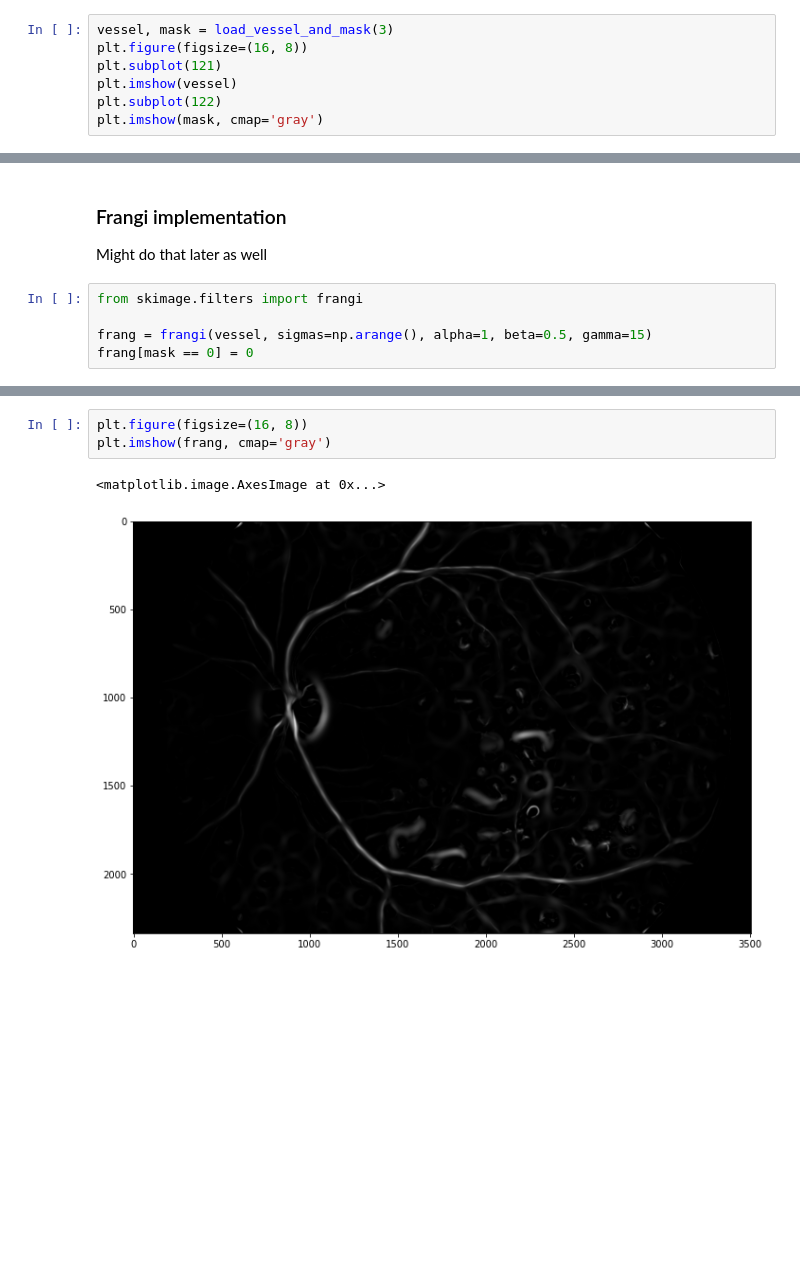
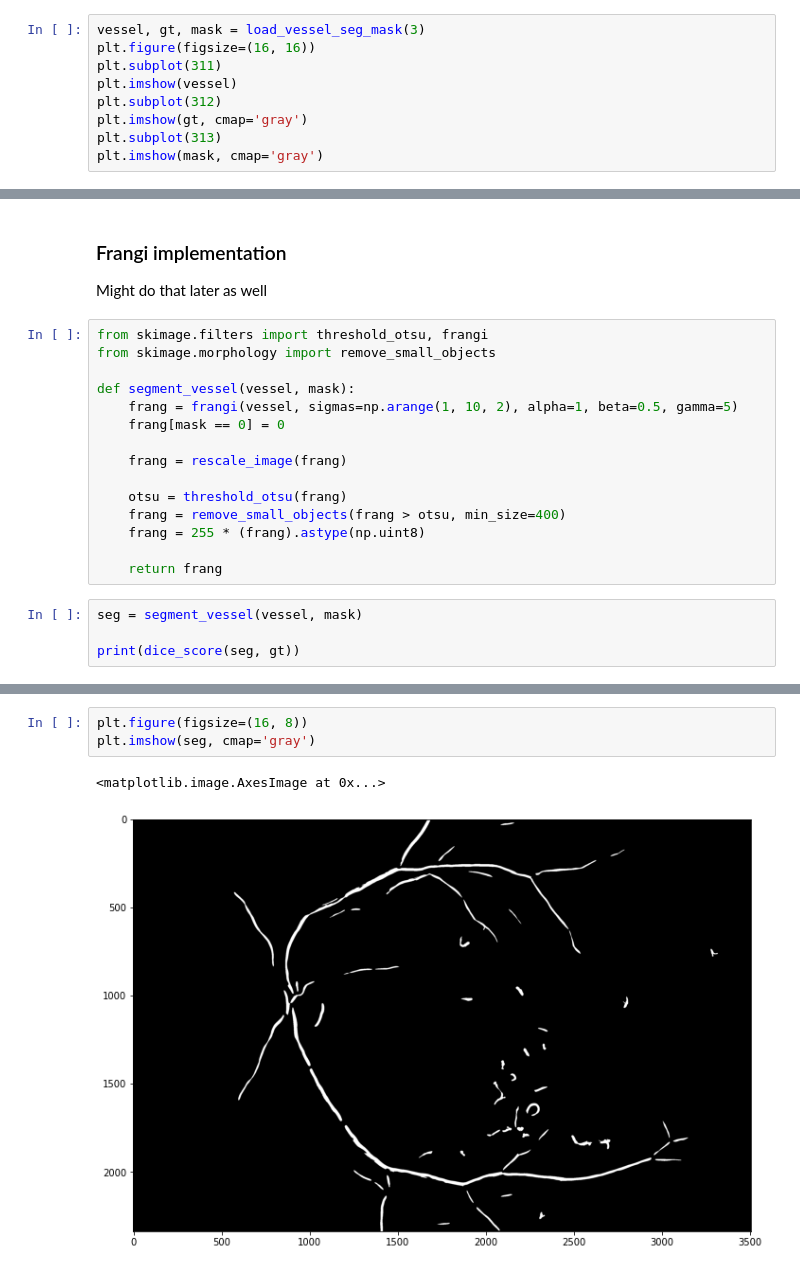
Before and after one commit to mattrouss/medical_icp, a Jupyter notebook: icp.ipynb, the cells around one changed output, grey strips where cells are left out. Drawn from its saved outputs; the diff is of its cells as text; blank space fills up the shorter version.

```diff
--- a/icp.ipynb
+++ b/icp.ipynb
@@ -94,9 +205,11 @@ def load_vessel_and_mask(vessel_number):
 # %%
-vessel, mask = load_vessel_and_mask(3)
-plt.figure(figsize=(16, 8))
-plt.subplot(121)
+vessel, gt, mask = load_vessel_seg_mask(3)
+plt.figure(figsize=(16, 16))
+plt.subplot(311)
 plt.imshow(vessel)
-plt.subplot(122)
+plt.subplot(312)
+plt.imshow(gt, cmap='gray')
+plt.subplot(313)
 plt.imshow(mask, cmap='gray')
 # %% [output]
 <matplotlib.image.AxesImage at 0x...>
@@ -106,7 +219,21 @@ plt.imshow(mask, cmap='gray')
 
 Might do that later as well
 # %%
-from skimage.filters import frangi
+from skimage.filters import threshold_otsu, frangi
+from skimage.morphology import remove_small_objects
 
-frang = frangi(vessel, sigmas=np.arange(), alpha=1, beta=0.5, gamma=15)
-frang[mask == 0] = 0
+def segment_vessel(vessel, mask):
+    frang = frangi(vessel, sigmas=np.arange(1, 10, 2), alpha=1, beta=0.5, gamma=5)
+    frang[mask == 0] = 0
+
+    frang = rescale_image(frang)
+
+    otsu = threshold_otsu(frang)
+    frang = remove_small_objects(frang > otsu, min_size=400)
+    frang = 255 * (frang).astype(np.uint8)
+
+    return frang
+# %%
+seg = segment_vessel(vessel, mask)
+
+print(dice_score(seg, gt))
@@ -113,6 +242,6 @@ frang[mask == 0] = 0
 # %%
 plt.figure(figsize=(16, 8))
-plt.imshow(frang, cmap='gray')
+plt.imshow(seg, cmap='gray')
 # %% [output]
 <matplotlib.image.AxesImage at 0x...>
-[figure, old version]
+[figure, new version]
```
Also changed, not shown: parts of 18 cells of this notebook, 1 other file.
